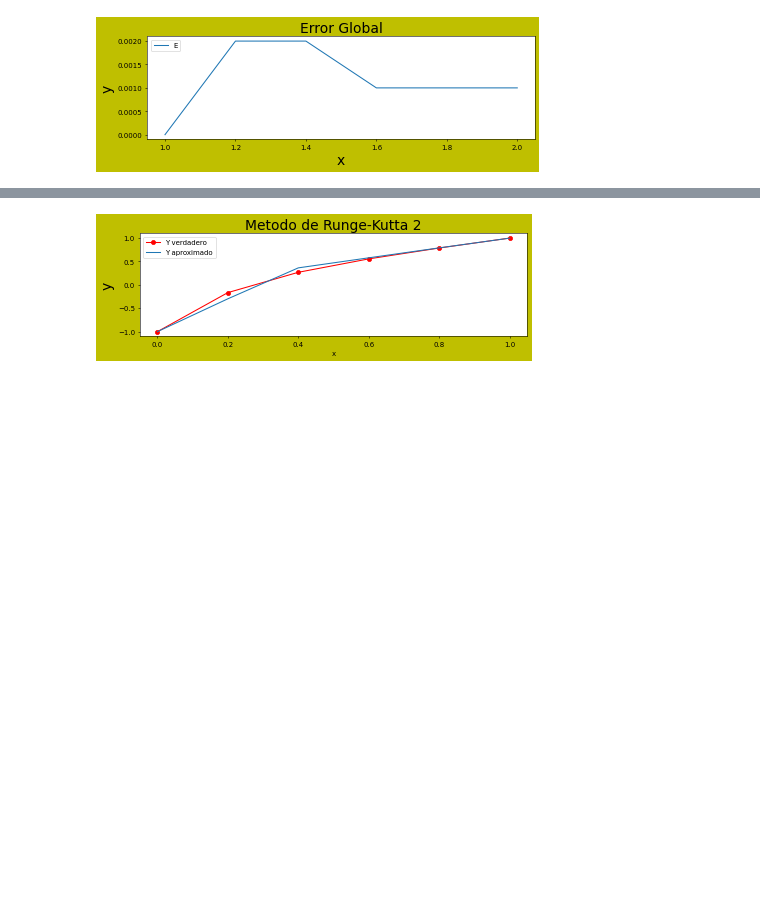
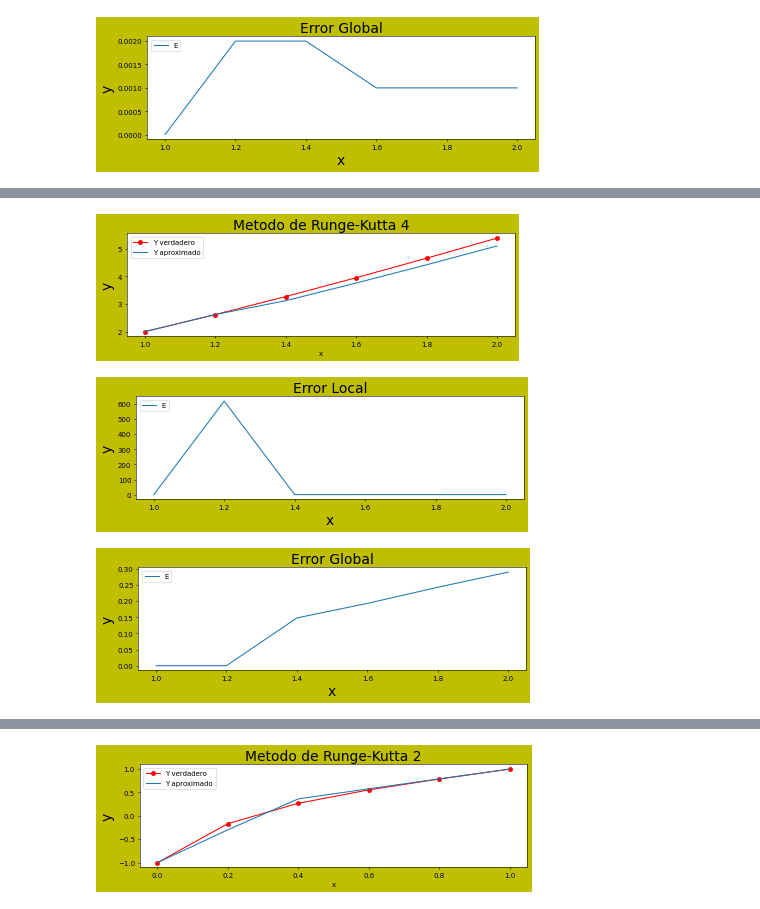
Before and after one commit to Leonel-H29/Facultad, a Jupyter notebook: TP1/TP1.ipynb, the cells around one changed output, grey strips where cells are left out. Cells and saved outputs as stored; diff of their text form; code cells hidden in the pictures; blank space fills up the shorter version.

```diff
--- a/TP1/TP1.ipynb
+++ b/TP1/TP1.ipynb
@@ -66,0 +74,56 @@ plt.show()
+# %%
+import numpy as np
+import matplotlib.pyplot as plt
+
+
+#Ejercicio a)
+
+y_real=[2,2.61878587,3.27106113,3.95200581,4.658016,5.38629436]
+y_aproximado=[2,2.62,3.12,3.76,4.42,5.1]
+
+error_local = [0,619, 0.505, 0.635,0.657,0.680]
+error_global = [0,0.000, 0.148, 0.193, 0.243, 0.290]
+
+
+#===================================Grafico los valores aproximados
+plt.figure(1, (10,6), 50, 'y', 'g')
+x = np.linspace(1,2,6)
+
+plt.subplot(2,1,1)
+#plt.plot(x,y_real, x,y_aproximado)
+plt.plot(x,y_real, marker="o", color="red")
+plt.plot(x,y_aproximado)
+
+plt.title("Metodo de Runge-Kutta 4", fontsize=20)
+plt.legend(('Y verdadero','Y aproximado'), loc='upper left')
+plt.xlabel('x')
+plt.ylabel('y', fontsize=20)
+
+
+#===================================Grafico los errores
+plt.figure(2, (10,6), 50, 'y', 'g')
+
+plt.subplot(2,1,2)
+plt.plot(x,error_local)
+
+plt.title("Error Local", fontsize=20)
+plt.legend('Error Local', loc='upper left')
+plt.xlabel('x', fontsize=20)
+plt.ylabel('y', fontsize=20)
+
+plt.figure(3, (10,6), 50, 'y', 'g')
+plt.subplot(2,1,2)
+plt.plot(x,error_global)
+
+
+plt.title("Error Global", fontsize=20)
+plt.legend('Error Global', loc='upper left')
+plt.xlabel('x', fontsize=20)
+plt.ylabel('y', fontsize=20)
+
+
+plt.show()
+# %% [output]
+[figure, added]
+[figure, added]
+[figure, added]
```
Also changed, not shown: parts of 7 cells of this notebook.
